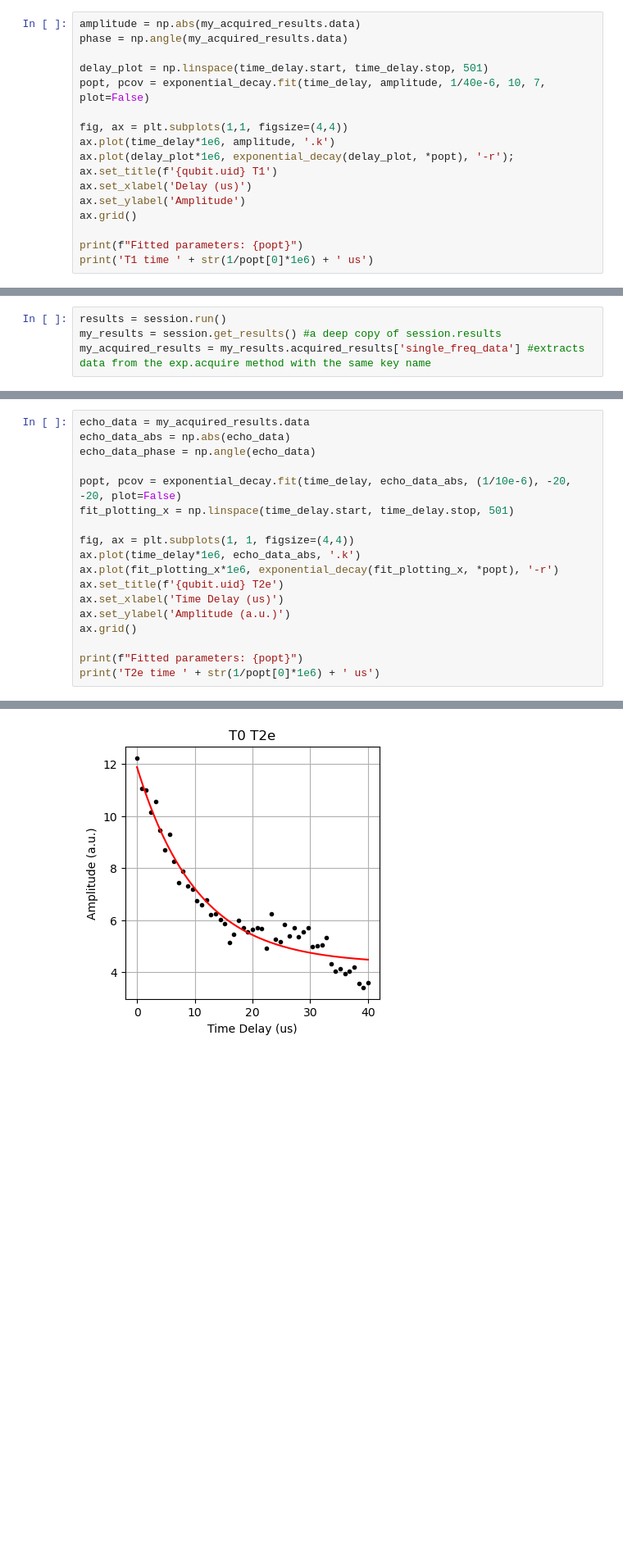
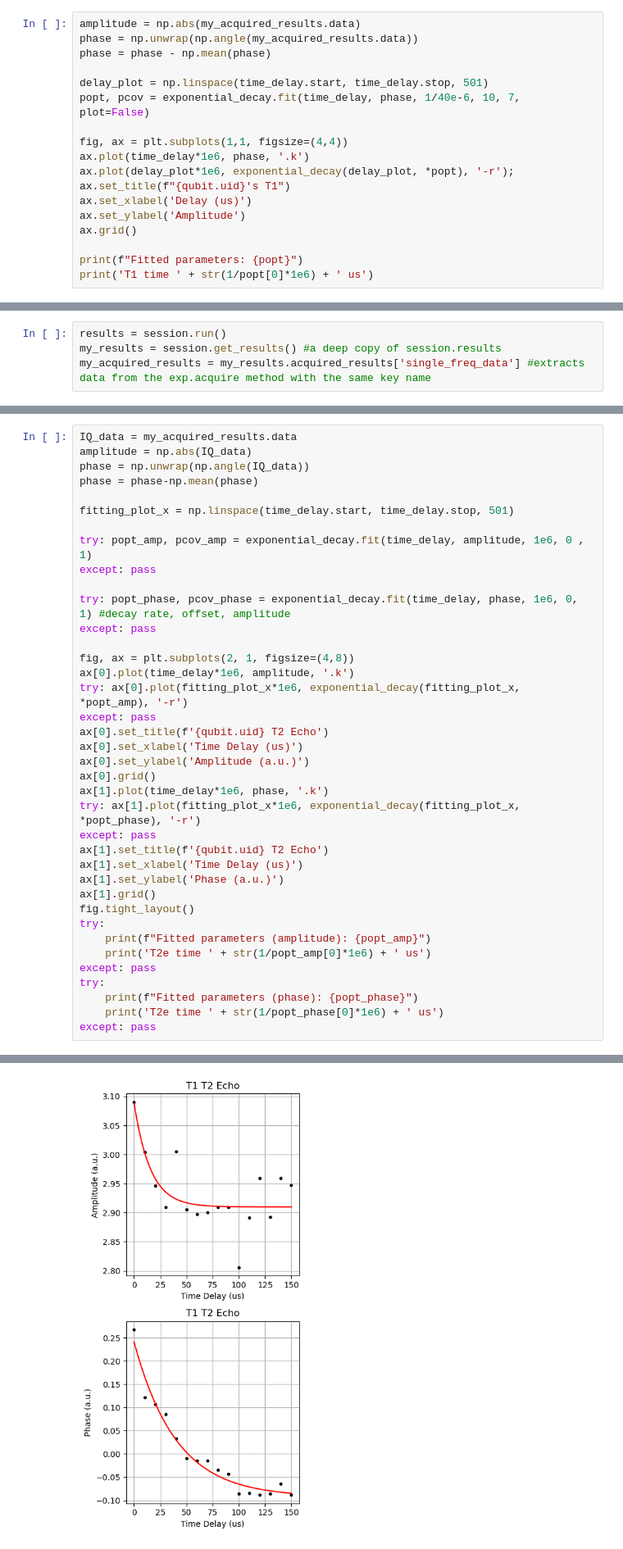
Before and after one commit to SciGeek2000/ZIScripts, a Jupyter notebook: LabOneQ/ZI_Control_Main.ipynb, the cells around one changed output, grey strips where cells are left out. Shown at 82% size. Cells and saved outputs as stored; diff of their text form; blank space fills up the shorter version.

```diff
--- a/LabOneQ/ZI_Control_Main.ipynb
+++ b/LabOneQ/ZI_Control_Main.ipynb
@@ -1568,15 +1570,16 @@ my_acquired_results = my_results.acquired_results['single_freq_data'] #extracts
 ## Plot and Analyze Data
 # %%
 amplitude = np.abs(my_acquired_results.data)
-phase = np.angle(my_acquired_results.data)
+phase = np.unwrap(np.angle(my_acquired_results.data))
+phase = phase - np.mean(phase)
 
 delay_plot = np.linspace(time_delay.start, time_delay.stop, 501)
-popt, pcov = exponential_decay.fit(time_delay, amplitude, 1/40e-6, 10, 7, plot=False)
+popt, pcov = exponential_decay.fit(time_delay, phase, 1/40e-6, 10, 7, plot=False)
 
 fig, ax = plt.subplots(1,1, figsize=(4,4))
-ax.plot(time_delay*1e6, amplitude, '.k')
+ax.plot(time_delay*1e6, phase, '.k')
 ax.plot(delay_plot*1e6, exponential_decay(delay_plot, *popt), '-r');
-ax.set_title(f'{qubit.uid} T1')
+ax.set_title(f"{qubit.uid}'s T1")
 ax.set_xlabel('Delay (us)')
 ax.set_ylabel('Amplitude')
 ax.grid()
@@ -2082,19 +2068,39 @@ WOAAAH that's super strange... The data seems to behave very differently before
 # %%
-echo_data = my_acquired_results.data
-echo_data_abs = np.abs(echo_data)
-echo_data_phase = np.angle(echo_data)
+IQ_data = my_acquired_results.data
+amplitude = np.abs(IQ_data)
+phase = np.unwrap(np.angle(IQ_data))
+phase = phase-np.mean(phase)
 
-popt, pcov = exponential_decay.fit(time_delay, echo_data_abs, (1/10e-6), -20, -20, plot=False)
-fit_plotting_x = np.linspace(time_delay.start, time_delay.stop, 501)
+fitting_plot_x = np.linspace(time_delay.start, time_delay.stop, 501)
 
-fig, ax = plt.subplots(1, 1, figsize=(4,4))
-ax.plot(time_delay*1e6, echo_data_abs, '.k')
-ax.plot(fit_plotting_x*1e6, exponential_decay(fit_plotting_x, *popt), '-r')
-ax.set_title(f'{qubit.uid} T2e')
-ax.set_xlabel('Time Delay (us)')
-ax.set_ylabel('Amplitude (a.u.)')
-ax.grid()
+try: popt_amp, pcov_amp = exponential_decay.fit(time_delay, amplitude, 1e6, 0 , 1)
+except: pass
 
-print(f"Fitted parameters: {popt}")
-print('T2e time ' + str(1/popt[0]*1e6) + ' us')
+try: popt_phase, pcov_phase = exponential_decay.fit(time_delay, phase, 1e6, 0, 1) #decay rate, offset, amplitude
+except: pass
+
+fig, ax = plt.subplots(2, 1, figsize=(4,8))
+ax[0].plot(time_delay*1e6, amplitude, '.k')
+try: ax[0].plot(fitting_plot_x*1e6, exponential_decay(fitting_plot_x, *popt_amp), '-r')
+except: pass
+ax[0].set_title(f'{qubit.uid} T2 Echo')
+ax[0].set_xlabel('Time Delay (us)')
+ax[0].set_ylabel('Amplitude (a.u.)')
+ax[0].grid()
+ax[1].plot(time_delay*1e6, phase, '.k')
+try: ax[1].plot(fitting_plot_x*1e6, exponential_decay(fitting_plot_x, *popt_phase), '-r')
+except: pass
+ax[1].set_title(f'{qubit.uid} T2 Echo')
+ax[1].set_xlabel('Time Delay (us)')
+ax[1].set_ylabel('Phase (a.u.)')
+ax[1].grid()
+fig.tight_layout()
+try:
+    print(f"Fitted parameters (amplitude): {popt_amp}")
+    print('T2e time ' + str(1/popt_amp[0]*1e6) + ' us')
+except: pass
+try:
+    print(f"Fitted parameters (phase): {popt_phase}")
+    print('T2e time ' + str(1/popt_phase[0]*1e6) + ' us')
+except: pass
 # %% [output]
@@ -2103 +2111 @@ T2e time 10.437609111394925 us
-[figure, old version]
+[figure, new version]
```
Also changed, not shown: parts of 66 cells of this notebook, 3 other files.
